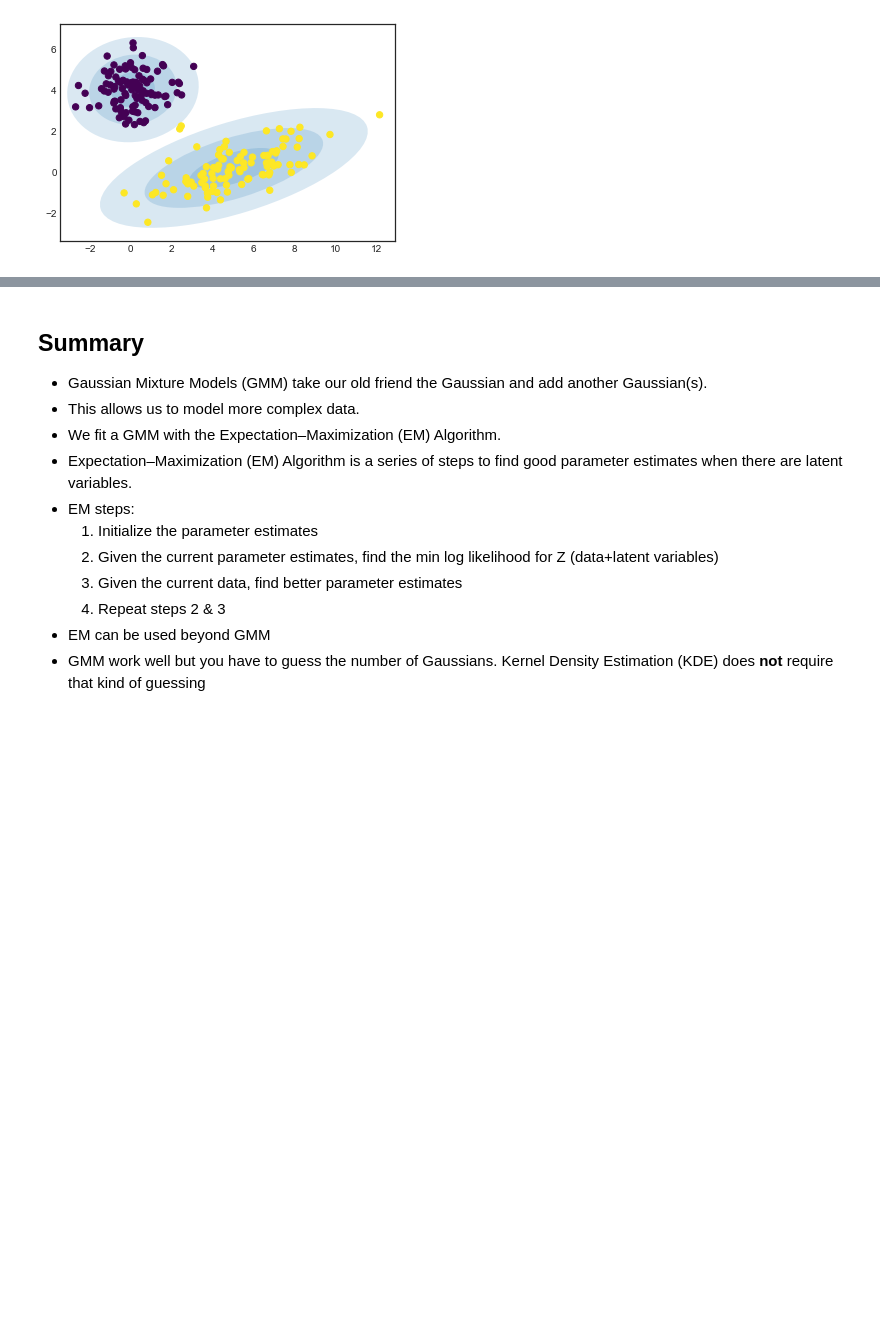
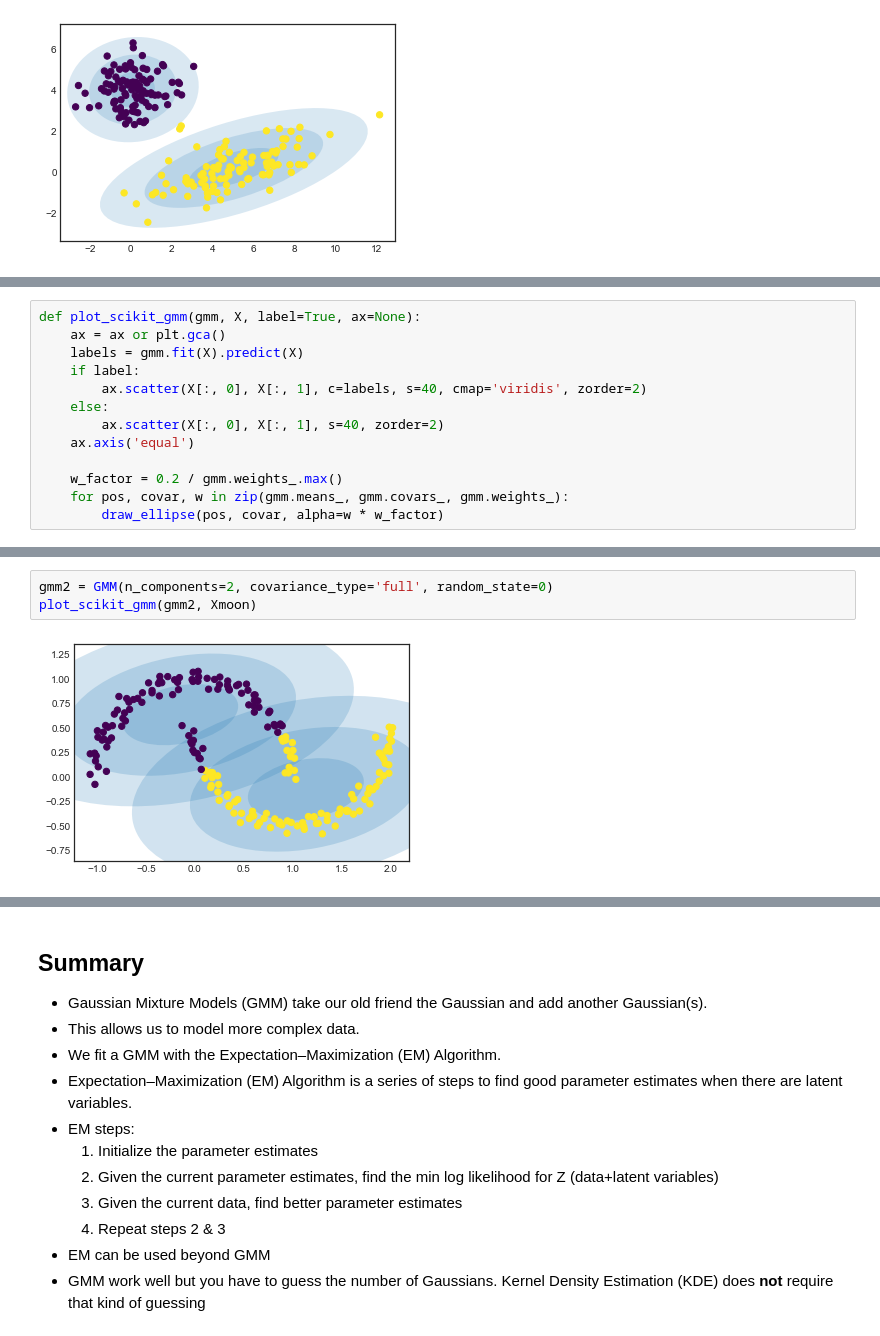
Before and after one commit to leandroohf/GMM, a Jupyter notebook: intro_to_gmm_&_em.ipynb, the cells around one changed output, grey strips where cells are left out. Cells and saved outputs as stored; diff of their text form; blank space fills up the shorter version.

```diff
--- a/intro_to_gmm_&_em.ipynb
+++ b/intro_to_gmm_&_em.ipynb
@@ -486,0 +502,13 @@ mu_shift:[0.19083375960460114, 0.2564827667884491]
+# %%
+def plot_scikit_gmm(gmm, X, label=True, ax=None):
+    ax = ax or plt.gca()
+    labels = gmm.fit(X).predict(X)
+    if label:
+        ax.scatter(X[:, 0], X[:, 1], c=labels, s=40, cmap='viridis', zorder=2)
+    else:
+        ax.scatter(X[:, 0], X[:, 1], s=40, zorder=2)
+    ax.axis('equal')
+
+    w_factor = 0.2 / gmm.weights_.max()
+    for pos, covar, w in zip(gmm.means_, gmm.covars_, gmm.weights_):
+        draw_ellipse(pos, covar, alpha=w * w_factor)
@@ -486,0 +528,5 @@ mu_shift:[0.19083375960460114, 0.2564827667884491]
+# %%
+gmm2 = GMM(n_components=2, covariance_type='full', random_state=0)
+plot_scikit_gmm(gmm2, Xmoon)
+# %% [output]
+[figure, added]
```
Also changed, not shown: parts of 14 cells of this notebook.
